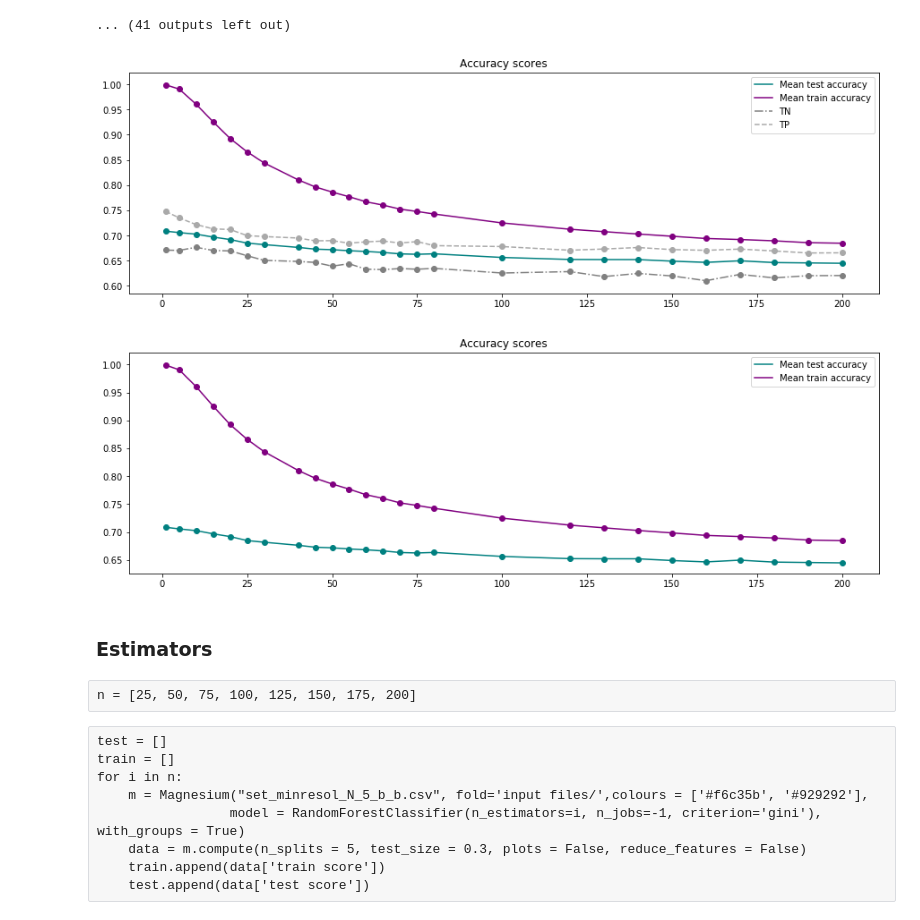
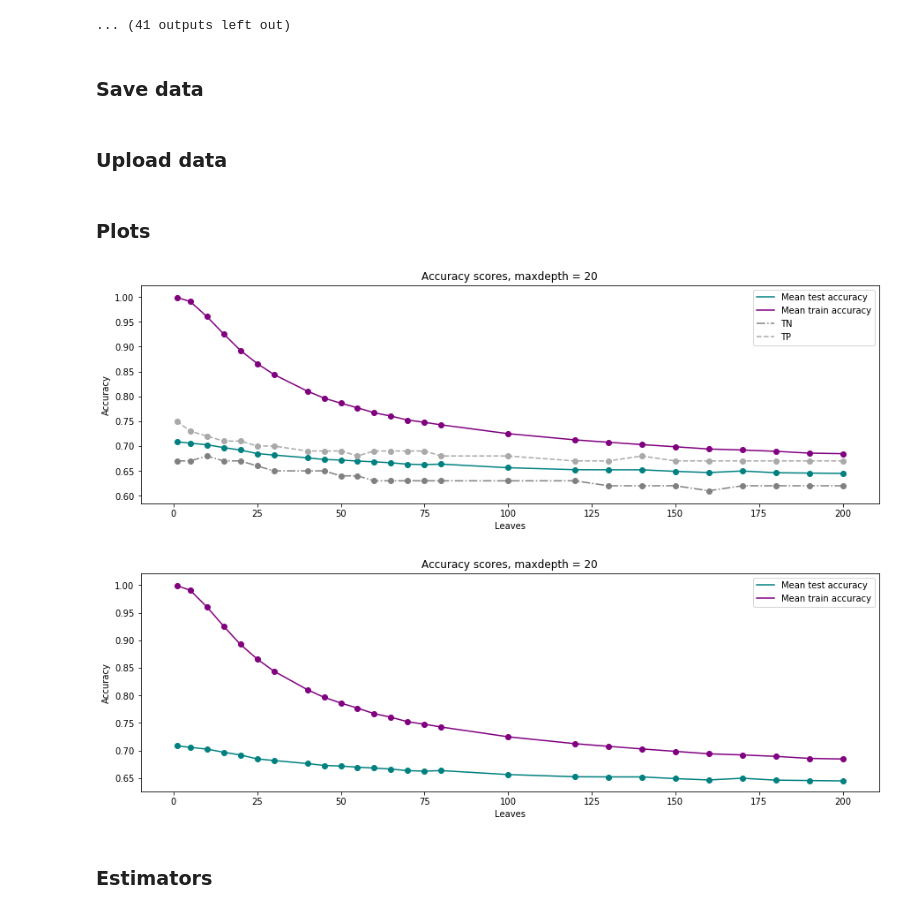
Before and after one commit to PollyTikhonova/coursework, a Jupyter notebook: Model improvements-Balanced - better.ipynb, the cells around one changed output. Drawn from its saved outputs; the diff is of its cells as text; code cells hidden in the pictures.

```diff
--- a/Model improvements-Balanced - better.ipynb
+++ b/Model improvements-Balanced - better.ipynb
@@ -199,3 +173,5 @@ Before:  (88877, 361)
 After:  (41020, 361)
 Widget Javascript not detected.  It may not be installed properly. Did you enable the widgetsnbextension? If not, then run "jupyter nbextension enable --py --sys-prefix widgetsnbextension"
 ... (41 outputs left out)
+# %% [markdown]
+### Save data
@@ -202,37 +190,44 @@ Widget Javascript not detected.  It may not be installed properly. Did you enabl
+# %% [markdown]
+### Upload data
+# %%
+# Чтобы не прогонять расчеты, написанные выше каждый раз, я сохранила эти данные,
+# поэтому сейчас я могу работать с сохраненными данными.
+
+test_l = [float(i) for i in open('outputs/balanced_test_l.txt').read().split()]
+train_l = [float(i) for i in open('outputs/balanced_train_l.txt').read().split()]
+cnf_l = open('outputs/balanced_cnf_l.txt').read().split('\n')
+cnf_l =[np.array([float(j) for j in re.split('\[|\]|\s', i) if len(j)>0]).reshape(2,2) for i in cnf_l]
+
+lv = [1,5,10, 15, 20, 25, 30, 40, 45, 50, 55, 60, 65, 70, 75, 80, 100, 120, 130, 140, 150, 160, 170, 180, 190, 200]
+# %% [markdown]
+### Plots
 # %%
 ax = plt.figure(figsize = (15,10)).add_subplot(211)
 ax.plot(lv, test_l, color = 'teal', label = 'Mean test accuracy')
 ax.scatter(lv, test_l, color = 'teal')
 ax.plot(lv, train_l, color = 'purple', label = 'Mean train accuracy')
 ax.scatter(lv, train_l, color = 'purple')
 ax.plot(lv, [i[0,0] for i in cnf_l], '-.',color = 'grey', label = 'TN')
 ax.scatter(lv, [i[0,0] for i in cnf_l], color = 'grey')
 ax.plot(lv, [i[1,1] for i in cnf_l], '--',color = 'darkgrey', label = 'TP')
 ax.scatter(lv, [i[1,1] for i in cnf_l],  color = 'darkgrey')
 plt.legend()
-plt.title('Accuracy scores', fontsize = 12)
+plt.xlabel('Leaves')
+plt.ylabel('Accuracy')
+plt.title('Accuracy scores, maxdepth = 20', fontsize = 12)
 
 ax = plt.figure(figsize = (15,10)).add_subplot(212)
 ax.plot(lv, test_l, color = 'teal', label = 'Mean test accuracy')
 ax.scatter(lv, test_l, color = 'teal')
 ax.plot(lv, train_l, color = 'purple', label = 'Mean train accuracy')
 ax.scatter(lv, train_l, color = 'purple')
 plt.legend()
-plt.title('Accuracy scores', fontsize = 12)
+plt.xlabel('Leaves')
+plt.ylabel('Accuracy')
+plt.title('Accuracy scores, maxdepth = 20', fontsize = 12)
 plt.show()
 # %% [output]
-[figure, old version]
+[figure, new version]
-[figure, old version]
+[figure, new version]
 # %% [markdown]
 ### Estimators
-# %% [raw]
-n = [25, 50, 75, 100, 125, 150, 175, 200]
-# %% [raw]
-test = []
-train = []
-for i in n:
-    m = Magnesium("set_minresol_N_5_b_b.csv", fold='input files/',colours = ['#f6c35b', '#929292'],
-                 model = RandomForestClassifier(n_estimators=i, n_jobs=-1, criterion='gini'),  with_groups = True)
-    data = m.compute(n_splits = 5, test_size = 0.3, plots = False, reduce_features = False)
-    train.append(data['train score'])
-    test.append(data['test score'])
```
Also changed, not shown: parts of 19 cells of this notebook.
